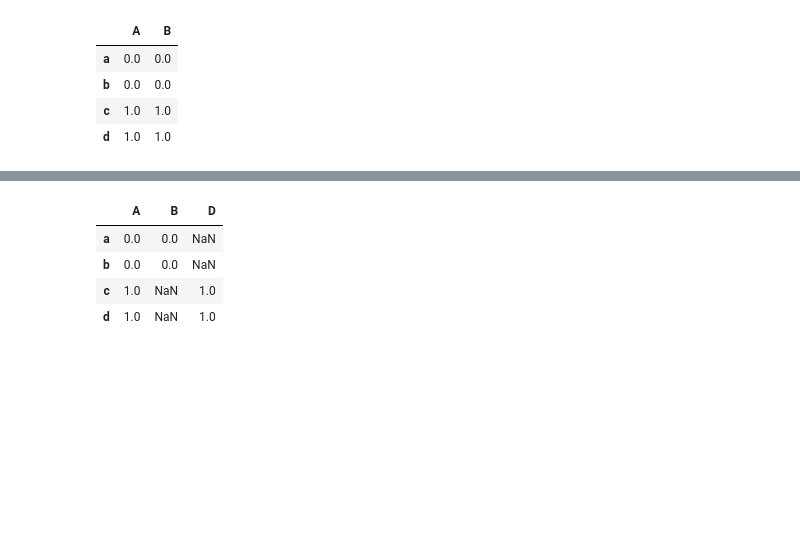
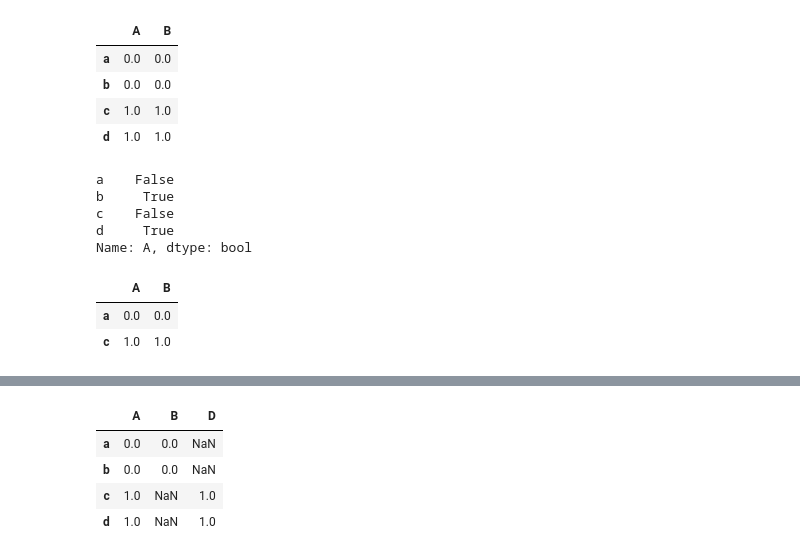
Before and after one commit to ken-100/Investment_Python, a Jupyter notebook: Basic/PD_NP/DataFrame.ipynb, the cells around one changed output, grey strips where cells are left out. Cells and saved outputs as stored; diff of their text form; code cells hidden in the pictures; blank space fills up the shorter version.

```diff
--- a/Basic/PD_NP/DataFrame.ipynb
+++ b/Basic/PD_NP/DataFrame.ipynb
@@ -116,3 +116,15 @@ df
 | b | 0.0 | 0.0 |
 | c | 1.0 | 1.0 |
 | d | 1.0 | 1.0 |
+# %%
+display(df['A'].duplicated())
+df.drop_duplicates()
+# %% [output]
+a    False
+b     True
+c    False
+d     True
+Name: A, dtype: bool
+|  | A | B |
+| a | 0.0 | 0.0 |
+| c | 1.0 | 1.0 |
```
Also changed, not shown: parts of 3 cells of this notebook.
